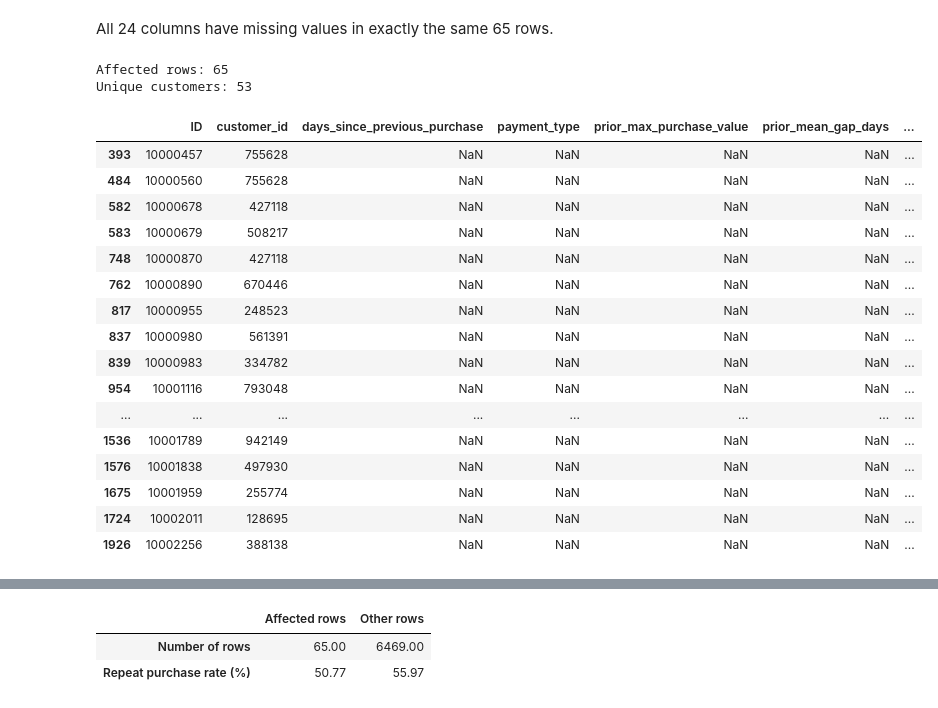
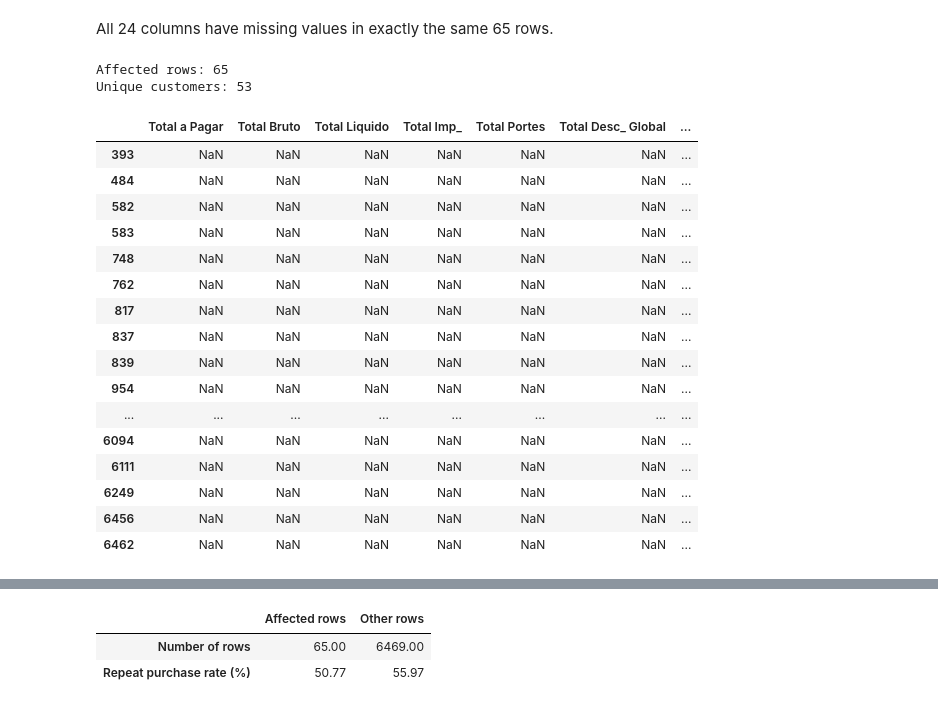
Before and after one commit to luisrafaelsoeiro/ETAI_Project, a Jupyter notebook: exploration.ipynb, the cells around one changed output, grey strips where cells are left out. Cells and saved outputs as stored; diff of their text form; code cells hidden in the pictures.

```diff
--- a/exploration.ipynb
+++ b/exploration.ipynb
@@ -268,34 +268,35 @@ All 24 columns have missing values in exactly the same 65 rows.
 # %%
 cols_65 = train.columns[train.isna().sum() == 65]
 
 affected_mask = train[cols_65].isna().all(axis=1)
 affected_rows = train.loc[affected_mask]
 
 print("Affected rows:", len(affected_rows))
 print("Unique customers:", affected_rows["customer_id"].nunique())
 
-other_cols = train.columns.difference(cols_65)
-
-display(
-    affected_rows[other_cols].head(20)
-)
+with pd.option_context(
+    "display.max_columns", None,
+    "display.max_rows", None,
+    "display.width", None
+):
+    display(affected_rows)
 # %% [output]
 Affected rows: 65
 Unique customers: 53
-|  | ID | customer_id | days_since_previous_purchase | payment_type | prior_max_purchase_value | prior_mean_gap_days | ... |
-| 393 | 10000457 | 755628 | NaN | NaN | NaN | NaN | ... |
-| 484 | 10000560 | 755628 | NaN | NaN | NaN | NaN | ... |
-| 582 | 10000678 | 427118 | NaN | NaN | NaN | NaN | ... |
-| 583 | 10000679 | 508217 | NaN | NaN | NaN | NaN | ... |
-| 748 | 10000870 | 427118 | NaN | NaN | NaN | NaN | ... |
-| 762 | 10000890 | 670446 | NaN | NaN | NaN | NaN | ... |
-| 817 | 10000955 | 248523 | NaN | NaN | NaN | NaN | ... |
-| 837 | 10000980 | 561391 | NaN | NaN | NaN | NaN | ... |
-| 839 | 10000983 | 334782 | NaN | NaN | NaN | NaN | ... |
-| 954 | 10001116 | 793048 | NaN | NaN | NaN | NaN | ... |
+|  | Total a Pagar | Total Bruto | Total Liquido | Total Imp_ | Total Portes | Total Desc_ Global | ... |
+| 393 | NaN | NaN | NaN | NaN | NaN | NaN | ... |
+| 484 | NaN | NaN | NaN | NaN | NaN | NaN | ... |
+| 582 | NaN | NaN | NaN | NaN | NaN | NaN | ... |
+| 583 | NaN | NaN | NaN | NaN | NaN | NaN | ... |
+| 748 | NaN | NaN | NaN | NaN | NaN | NaN | ... |
+| 762 | NaN | NaN | NaN | NaN | NaN | NaN | ... |
+| 817 | NaN | NaN | NaN | NaN | NaN | NaN | ... |
+| 837 | NaN | NaN | NaN | NaN | NaN | NaN | ... |
+| 839 | NaN | NaN | NaN | NaN | NaN | NaN | ... |
+| 954 | NaN | NaN | NaN | NaN | NaN | NaN | ... |
 | ... | ... | ... | ... | ... | ... | ... | ... |
-| 1536 | 10001789 | 942149 | NaN | NaN | NaN | NaN | ... |
-| 1576 | 10001838 | 497930 | NaN | NaN | NaN | NaN | ... |
-| 1675 | 10001959 | 255774 | NaN | NaN | NaN | NaN | ... |
-| 1724 | 10002011 | 128695 | NaN | NaN | NaN | NaN | ... |
-| 1926 | 10002256 | 388138 | NaN | NaN | NaN | NaN | ... |
+| 6094 | NaN | NaN | NaN | NaN | NaN | NaN | ... |
+| 6111 | NaN | NaN | NaN | NaN | NaN | NaN | ... |
+| 6249 | NaN | NaN | NaN | NaN | NaN | NaN | ... |
+| 6456 | NaN | NaN | NaN | NaN | NaN | NaN | ... |
+| 6462 | NaN | NaN | NaN | NaN | NaN | NaN | ... |
```
Also changed, not shown: parts of 8 cells of this notebook.
